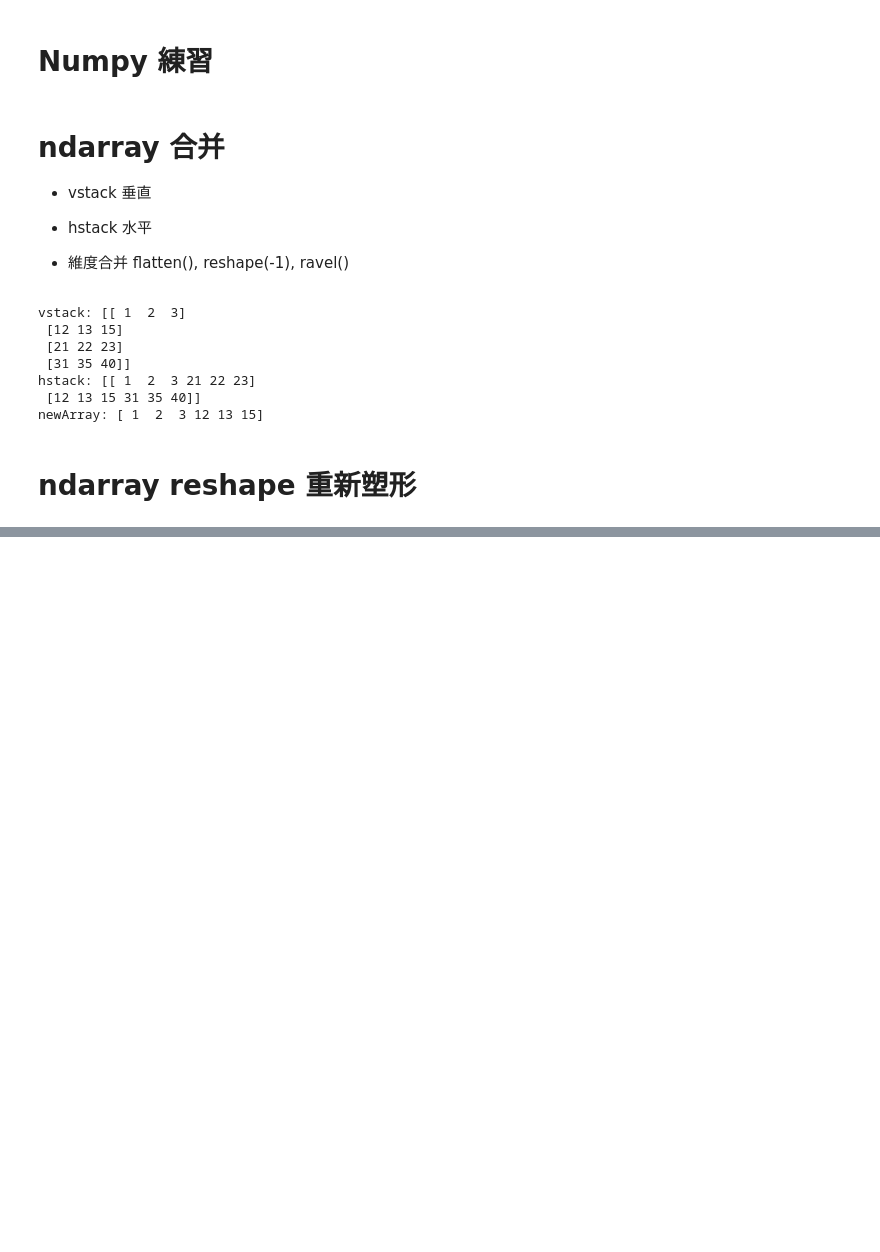
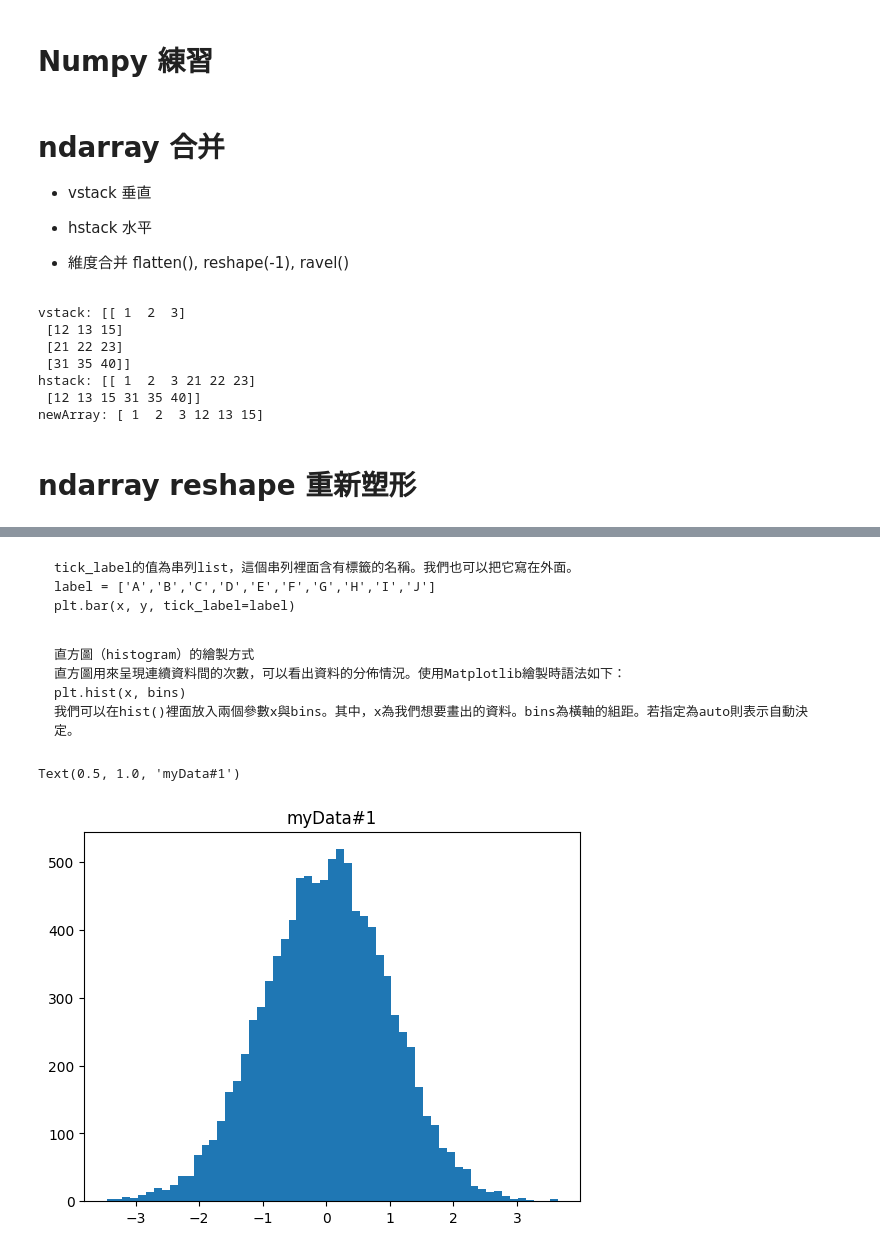
Before and after one commit to mccoy0928/pandas_dataframe, a Jupyter notebook: 20230801_numpy.ipynb, the cells around one changed output, grey strips where cells are left out. Drawn from its saved outputs; the diff is of its cells as text; code cells hidden in the pictures; blank space fills up the shorter version.

````diff
--- a/20230801_numpy.ipynb
+++ b/20230801_numpy.ipynb
@@ -81,0 +133,21 @@ print(x)
+# %% [markdown]
+```
+tick_label的值為串列list，這個串列裡面含有標籤的名稱。我們也可以把它寫在外面。
+label = ['A','B','C','D','E','F','G','H','I','J']
+plt.bar(x, y, tick_label=label)
+```
+# %% [markdown]
+```
+直方圖（histogram）的繪製方式
+直方圖用來呈現連續資料間的次數，可以看出資料的分佈情況。使用Matplotlib繪製時語法如下：
+plt.hist(x, bins)
+我們可以在hist()裡面放入兩個參數x與bins。其中，x為我們想要畫出的資料。bins為橫軸的組距。若指定為auto則表示自動決定。
+```
+# %%
+tit = 'myData'
+z = np.random.randn(10000)
+plt.hist(z, bins='auto')
+plt.title(tit + '#1')
+# %% [output]
+Text(0.5, 1.0, 'myData#1')
+[figure, added]
````
Also changed, not shown: parts of 12 cells of this notebook.
